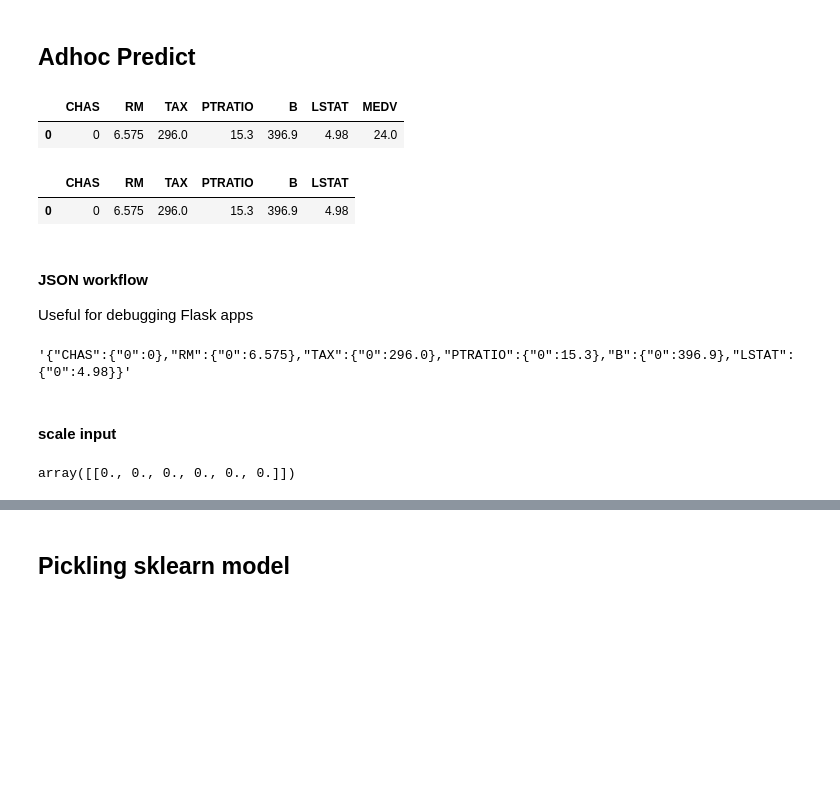
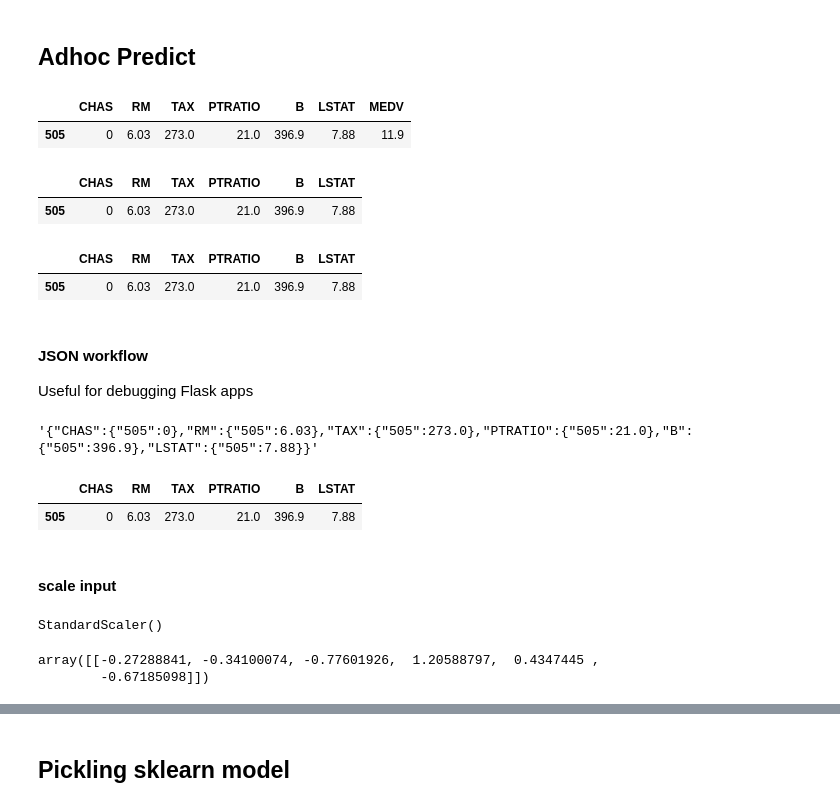
Before and after one commit to pyunc/project-practical-mlops-3-classifier, a Jupyter notebook: notebooks/boston_housing_pickle.ipynb, the cells around one changed output, grey strips where cells are left out. Cells and saved outputs as stored; diff of their text form; code cells hidden in the pictures; blank space fills up the shorter version.

```diff
--- a/notebooks/boston_housing_pickle.ipynb
+++ b/notebooks/boston_housing_pickle.ipynb
@@ -18,7 +18,7 @@ from sklearn.metrics import mean_squared_error
 # %%
 boston_housing = "https://raw.githubusercontent.com/noahgift/boston_housing_pickle/master/housing.csv"
 names = ['CRIM', 'ZN', 'INDUS', 'CHAS', 'NOX', 'RM', 'AGE', 'DIS', 'RAD', 'TAX', 'PTRATIO', 'B', 'LSTAT', 'MEDV']
-df = read_csv(boston_housing, delim_whitespace=True, names=names)
+df = pd.read_csv(boston_housing, delim_whitespace=True, names=names)
 # %%
 df.head()
 # %% [output]
@@ -149,17 +152,22 @@ evaluate.describe()
 # %% [markdown]
 ## Adhoc Predict
 # %%
-actual_sample = df.head(1)
+actual_sample = df.tail(1)
 actual_sample
 # %% [output]
 |  | CHAS | RM | TAX | PTRATIO | B | LSTAT | MEDV |
-| 0 | 0 | 6.575 | 296.0 | 15.3 | 396.9 | 4.98 | 24.0 |
+| 505 | 0 | 6.03 | 273.0 | 21.0 | 396.9 | 7.88 | 11.9 |
 # %%
 adhoc_predict = actual_sample[["CHAS", "RM", "TAX", "PTRATIO", "B", "LSTAT"]]
 adhoc_predict.head()
 # %% [output]
 |  | CHAS | RM | TAX | PTRATIO | B | LSTAT |
-| 0 | 0 | 6.575 | 296.0 | 15.3 | 396.9 | 4.98 |
+| 505 | 0 | 6.03 | 273.0 | 21.0 | 396.9 | 7.88 |
+# %%
+adhoc_predict
+# %% [output]
+|  | CHAS | RM | TAX | PTRATIO | B | LSTAT |
+| 505 | 0 | 6.03 | 273.0 | 21.0 | 396.9 | 7.88 |
 # %% [markdown]
 #### JSON workflow
 
@@ -168,15 +176,24 @@ Useful for debugging Flask apps
 json_payload = adhoc_predict.to_json()
 json_payload
 # %% [output]
-'{"CHAS":{"0":0},"RM":{"0":6.575},"TAX":{"0":296.0},"PTRATIO":{"0":15.3},"B":{"0":396.9},"LSTAT":{"0":4.98}}'
+'{"CHAS":{"505":0},"RM":{"505":6.03},"TAX":{"505":273.0},"PTRATIO":{"505":21.0},"B":{"505":396.9},"LSTAT":{"505":7.88}}'
+# %%
+adhoc_predict
+# %% [output]
+|  | CHAS | RM | TAX | PTRATIO | B | LSTAT |
+| 505 | 0 | 6.03 | 273.0 | 21.0 | 396.9 | 7.88 |
 # %% [markdown]
 #### scale input
+# %%
+scaler
+# %% [output]
+StandardScaler()
 # %%
-scaler = StandardScaler().fit(adhoc_predict)
-scaled_adhoc_predict = scaler.transform(adhoc_predict)
+scaled_adhoc_predict = scaler.transform(adhoc_predict.to_numpy())
 scaled_adhoc_predict
 # %% [output]
-array([[0., 0., 0., 0., 0., 0.]])
+array([[-0.27288841, -0.34100074, -0.77601926,  1.20588797,  0.4347445 ,
+        -0.67185098]])
 # %%
 list(model.predict(scaled_adhoc_predict))
 # %% [output]
```
Also changed, not shown: parts of 6 cells of this notebook, 1 other file.
